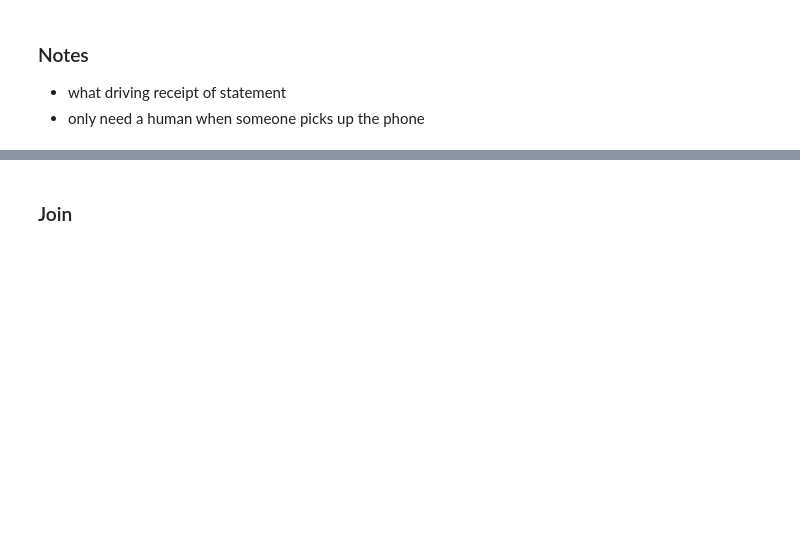
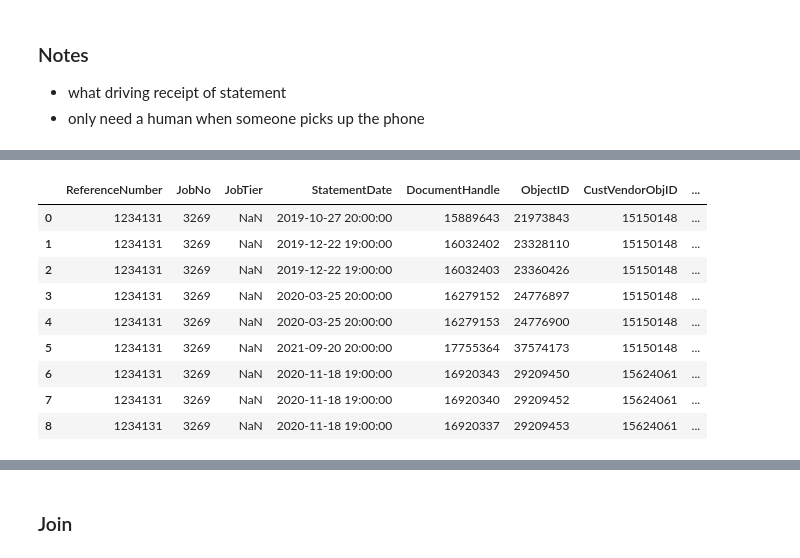
Before and after one commit to cpassorelli/call-reports, a Jupyter notebook: ipython/report-statement-code.ipynb, the cells around one changed output, grey strips where cells are left out. Saved outputs shown, nothing was run; the diff lists cells and outputs as text; code cells hidden in the pictures; blank space fills up the shorter version.

```diff
--- a/ipython/report-statement-code.ipynb
+++ b/ipython/report-statement-code.ipynb
@@ -181,3 +347,16 @@ Wall time: 8.84 s
+# %%
+statements.where('ReferenceNumber = 1234131 AND JobNo = 3269').sort('CustVendorObjID', 'CreatedDate').toPandas()
+# %% [output]
+|  | ReferenceNumber | JobNo | JobTier | StatementDate | DocumentHandle | ObjectID | CustVendorObjID | ... |
+| 0 | 1234131 | 3269 | NaN | 2019-10-27 20:00:00 | 15889643 | 21973843 | 15150148 | ... |
+| 1 | 1234131 | 3269 | NaN | 2019-12-22 19:00:00 | 16032402 | 23328110 | 15150148 | ... |
+| 2 | 1234131 | 3269 | NaN | 2019-12-22 19:00:00 | 16032403 | 23360426 | 15150148 | ... |
+| 3 | 1234131 | 3269 | NaN | 2020-03-25 20:00:00 | 16279152 | 24776897 | 15150148 | ... |
+| 4 | 1234131 | 3269 | NaN | 2020-03-25 20:00:00 | 16279153 | 24776900 | 15150148 | ... |
+| 5 | 1234131 | 3269 | NaN | 2021-09-20 20:00:00 | 17755364 | 37574173 | 15150148 | ... |
+| 6 | 1234131 | 3269 | NaN | 2020-11-18 19:00:00 | 16920343 | 29209450 | 15624061 | ... |
+| 7 | 1234131 | 3269 | NaN | 2020-11-18 19:00:00 | 16920340 | 29209452 | 15624061 | ... |
+| 8 | 1234131 | 3269 | NaN | 2020-11-18 19:00:00 | 16920337 | 29209453 | 15624061 | ... |
 # %%
 %%time
 path = os.path.join(BASE_FOLDER, 'rm_DVStatementRequests.parquet')
```
Also changed, not shown: parts of 44 cells of this notebook, 1 other file.
